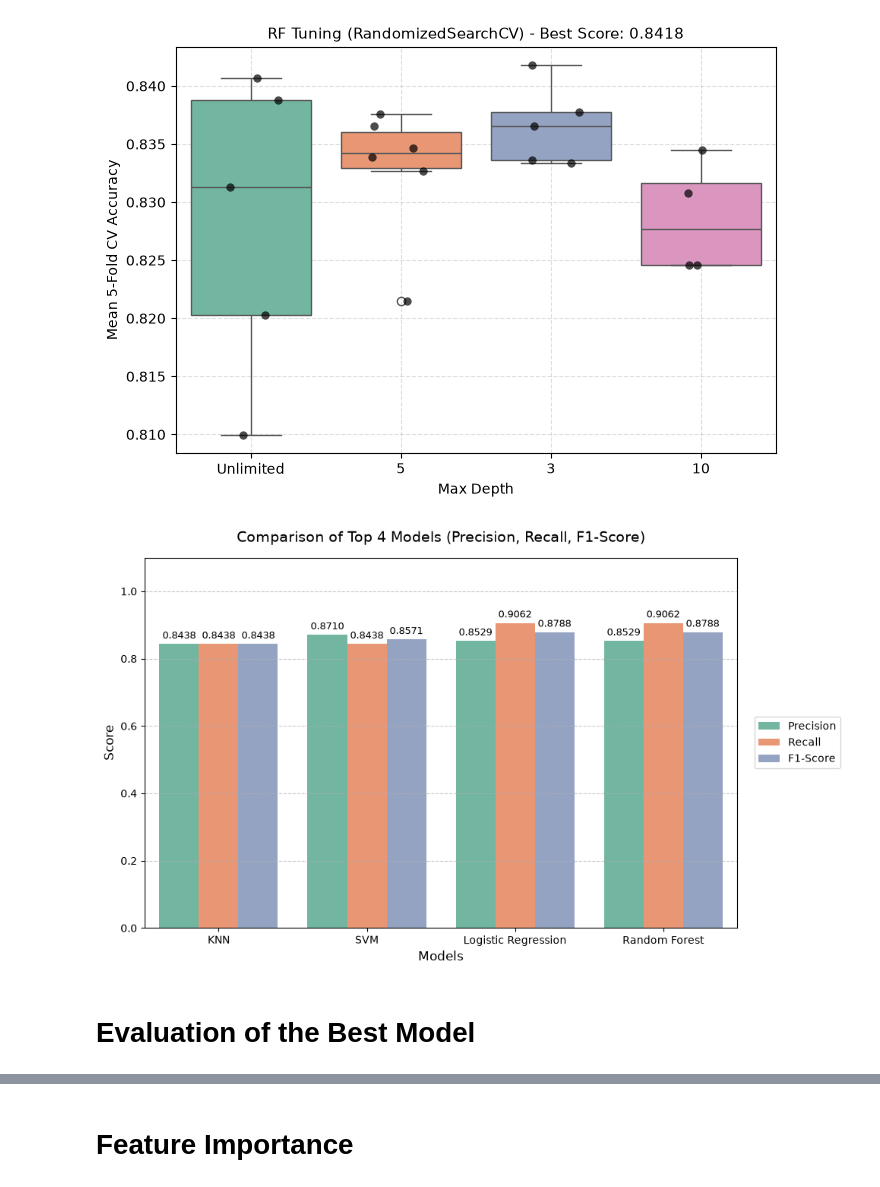
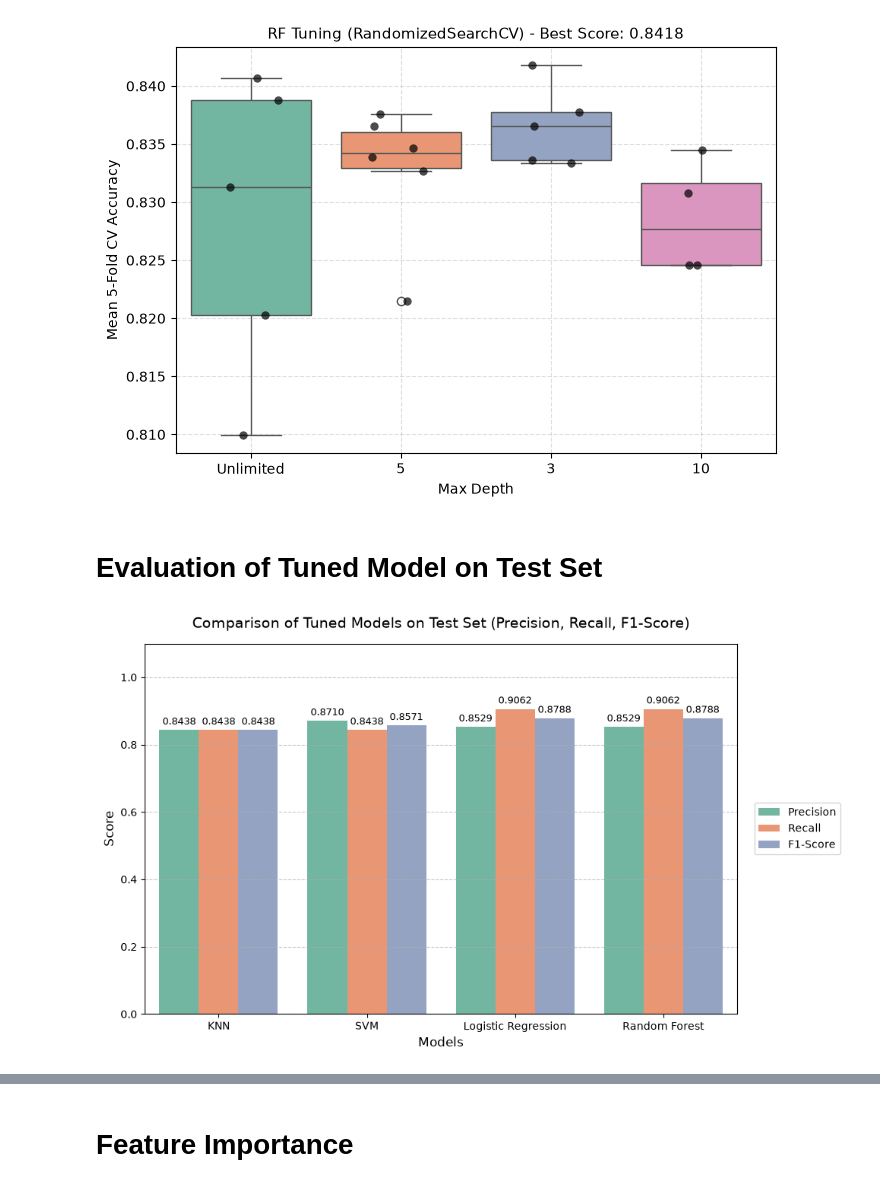
Before and after one commit to BevisWong76/heart-disease-predictor, a Jupyter notebook: heart_disease_classification.ipynb, the cells around one changed output, grey strips where cells are left out. Saved outputs shown, nothing was run; the diff lists cells and outputs as text; code cells hidden in the pictures.

```diff
--- a/heart_disease_classification.ipynb
+++ b/heart_disease_classification.ipynb
@@ -552,6 +552,8 @@ plt.savefig(model_selection_plots_dir / "04_rf_hyperparameter_tuning.png", dpi=3
 plt.show()
 # %% [output]
 [figure]
+# %% [markdown]
+# Evaluation of Tuned Model on Test Set
 # %%
 # Comparing Precision, Recall, and F1-Score for the Top 4 Tuned Models
 
@@ -575,38 +577,36 @@ for name, model in models.items():
 
 # Melt the results DataFrame for easier plotting
 df_results = pd.DataFrame(results)
 df_melted = df_results.melt(id_vars='Model', var_name='Metric', value_name='Score')
 
 # Plot using Seaborn's barplot
 plt.figure(figsize=(10, 6))
 ax = sns.barplot(data=df_melted, x='Model', y='Score', hue='Metric', palette='Set2')
 
 
-plt.title('Comparison of Top 4 Models (Precision, Recall, F1-Score)', fontsize=14, pad=15)
+plt.title('Comparison of Tuned Models on Test Set (Precision, Recall, F1-Score)', fontsize=14, pad=15)
 plt.ylim(0, 1.1)
 plt.ylabel('Score', fontsize=12)
 plt.xlabel('Models', fontsize=12)
 plt.grid(axis='y', linestyle='--', alpha=0.7)
 # add legend at the center right outside the plot
 plt.legend(bbox_to_anchor=(1.02, 0.5), loc='center left')
 
 # Add value labels on top of the bars (formatted to 2 decimal places)
 for p in ax.patches:
     height = p.get_height()
     if height > 0:
         ax.annotate(f'{height:.4f}',
                     (p.get_x() + p.get_width() / 2., height),
                     ha='center', va='bottom',
                     fontsize=9, xytext=(0, 3),
                     textcoords='offset points')
 
 plt.tight_layout()
-plt.savefig(model_selection_plots_dir / "05_precision_recall_f1_comparison.png", dpi=300, bbox_inches='tight')
+plt.savefig(evaluation_plots_dir / "01_precision_recall_f1_comparison.png", dpi=300, bbox_inches='tight')
 plt.show()
 # %% [output]
-[figure, old version]
+[figure, new version]
-# %% [markdown]
-# Evaluation of the Best Model
 # %%
 # Accuracy Comparison (Train vs Test Across 4 Models)
 
```
Also changed, not shown: parts of 10 cells of this notebook, 16 other files.
